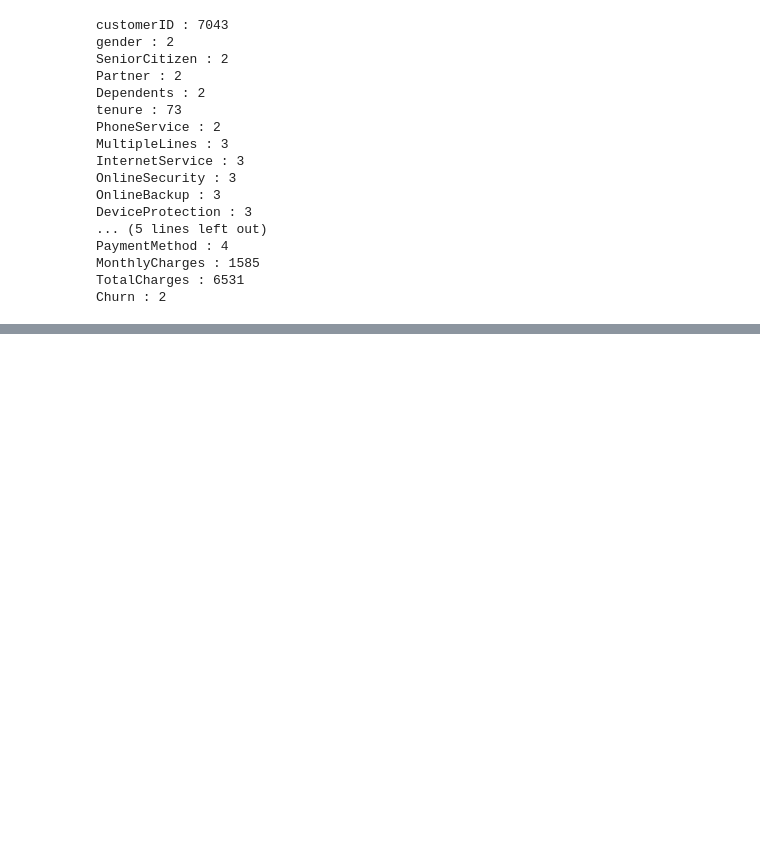
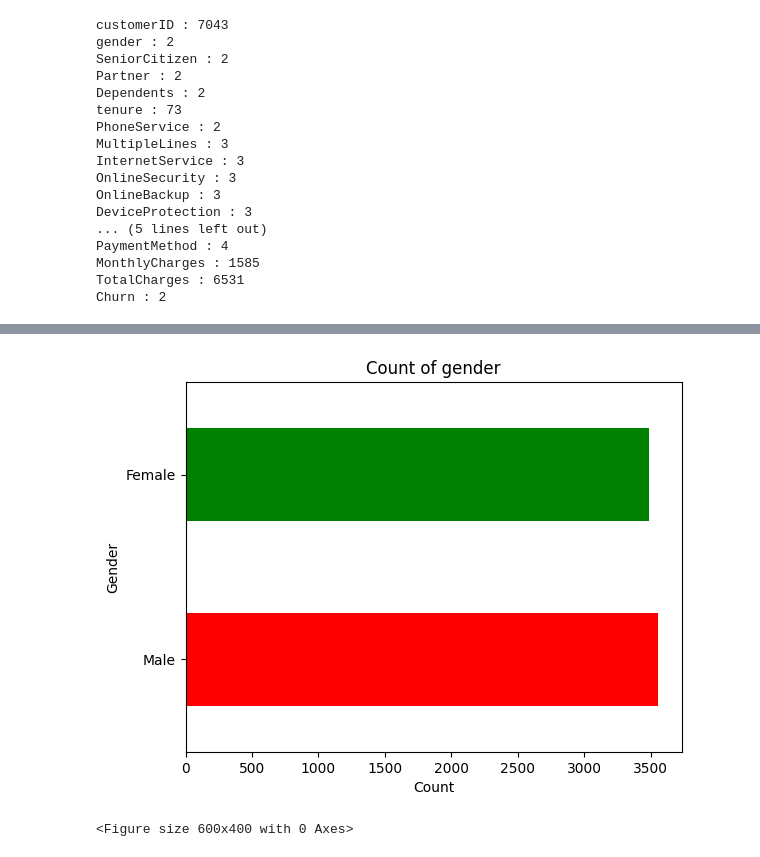
Before and after one commit to Jauloma/GIT_LP3, a Jupyter notebook: Code/Customer Churn_LP3.ipynb, the cells around one changed output, grey strips where cells are left out. Cells and saved outputs as stored; diff of their text form; code cells hidden in the pictures; blank space fills up the shorter version.

```diff
--- a/Code/Customer Churn_LP3.ipynb
+++ b/Code/Customer Churn_LP3.ipynb
@@ -86,7 +87,7 @@ from sklearn.svm import LinearSVC, SVC
 # Getting the Data
 - We shall use one csv file called Telco_Customer_Churn.csv in this project
 # %%
-df_telco_cust = pd.read_csv('Telco_Customer_Churn.csv')
+df_telco_cust = pd.read_csv('/home/penscola/Desktop/GIT_LP3/Data/Telco_Customer_Churn.csv')
 # %%
 # See first 5 rows of df_telco_cust
 
@@ -194,0 +200,20 @@ Churn : 2
+# %%
+# counts the number of occurrences of each gender in the 'gender' column of the
+gender_count = df_telco_cust['gender'].value_counts()
+
+# list of colors to be used in the bar chart.
+colors = ['red', 'green']
+
+# This line creates the horizontal bar chart using the plot() function of the gender_count object
+ax = gender_count.plot(kind='barh', color=colors)
+
+# Adding label, title and size
+plt.title('Count of gender')
+plt.xlabel('Count')
+plt.ylabel('Gender')
+plt.figure(figsize=(6,4))
+
+plt.show()
+# %% [output]
+[figure, added]
+<Figure size 600x400 with 0 Axes>
```
Also changed, not shown: parts of 37 cells of this notebook, 1 other file.
